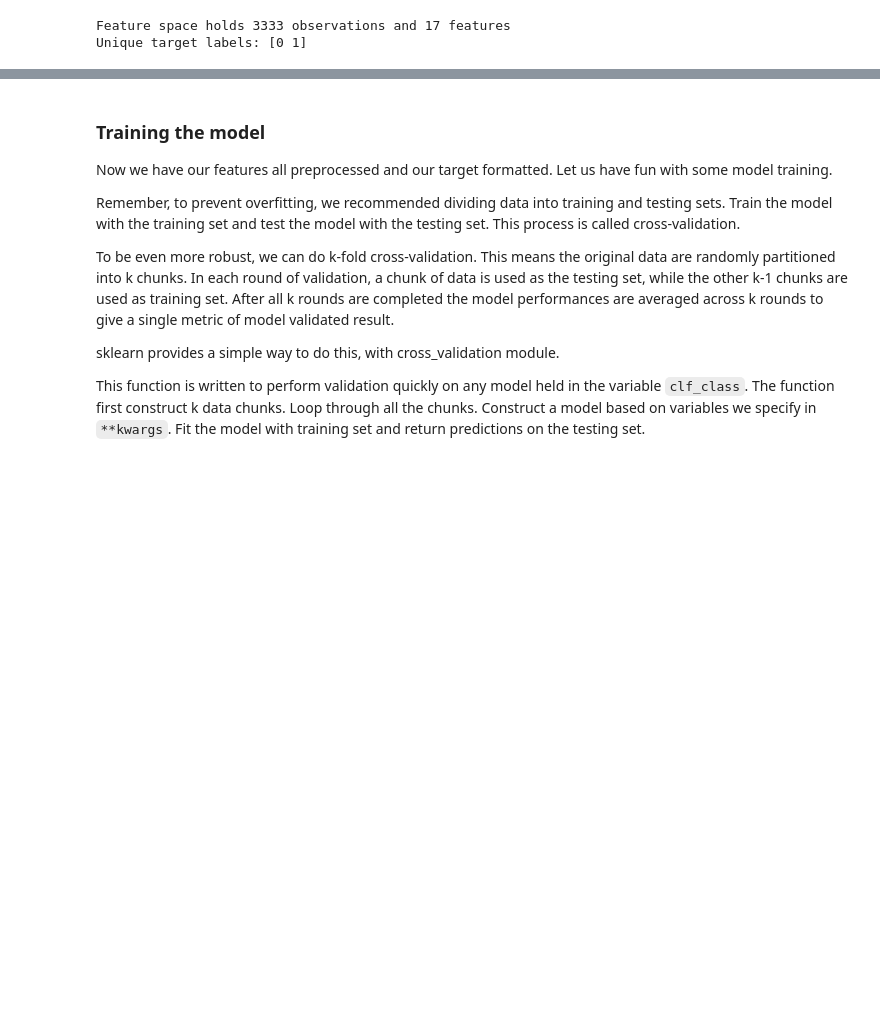
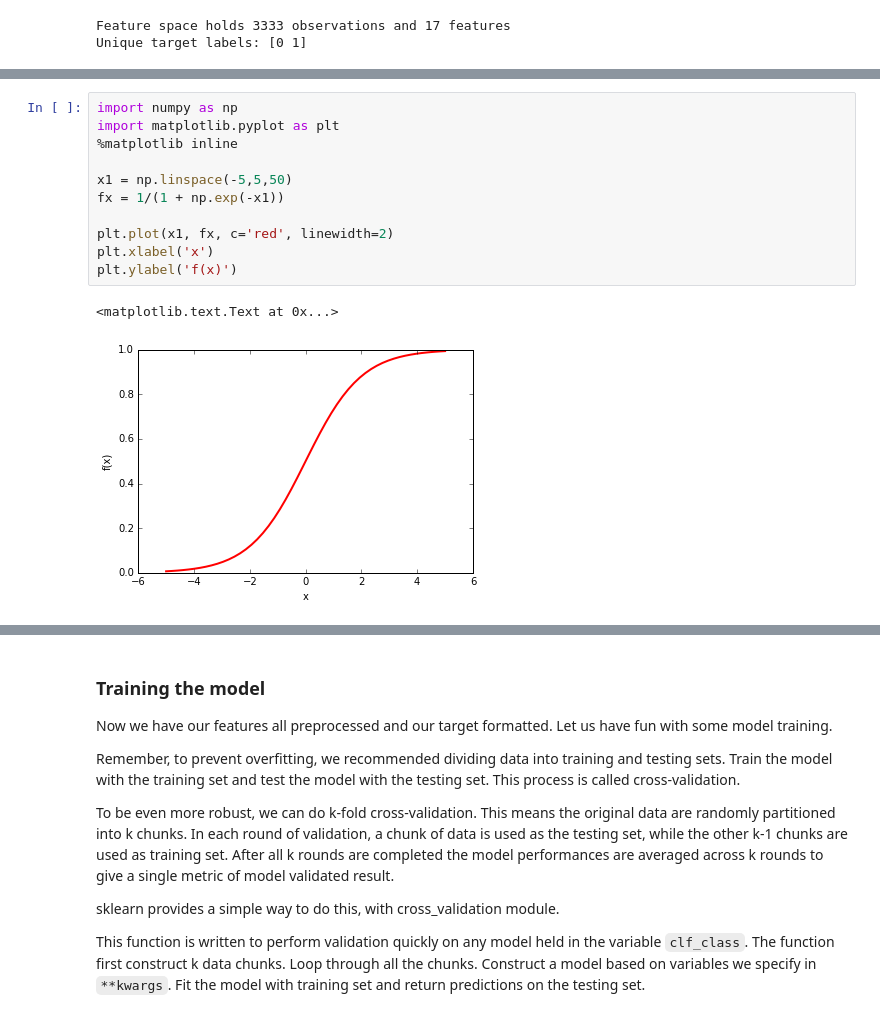
Before and after one commit to JahChaisang/churnPrediction, a Jupyter notebook: Churn Prediction Example.ipynb, the cells around one changed output, grey strips where cells are left out. Drawn from its saved outputs; the diff is of its cells as text; blank space fills up the shorter version.

```diff
--- a/Churn Prediction Example.ipynb
+++ b/Churn Prediction Example.ipynb
@@ -69,0 +101,14 @@ Unique target labels: [0 1]
+# %%
+import numpy as np
+import matplotlib.pyplot as plt
+%matplotlib inline
+
+x1 = np.linspace(-5,5,50)
+fx = 1/(1 + np.exp(-x1))
+
+plt.plot(x1, fx, c='red', linewidth=2)
+plt.xlabel('x')
+plt.ylabel('f(x)')
+# %% [output]
+<matplotlib.text.Text at 0x...>
+[figure, added]
```
Also changed, not shown: parts of 19 cells of this notebook.
